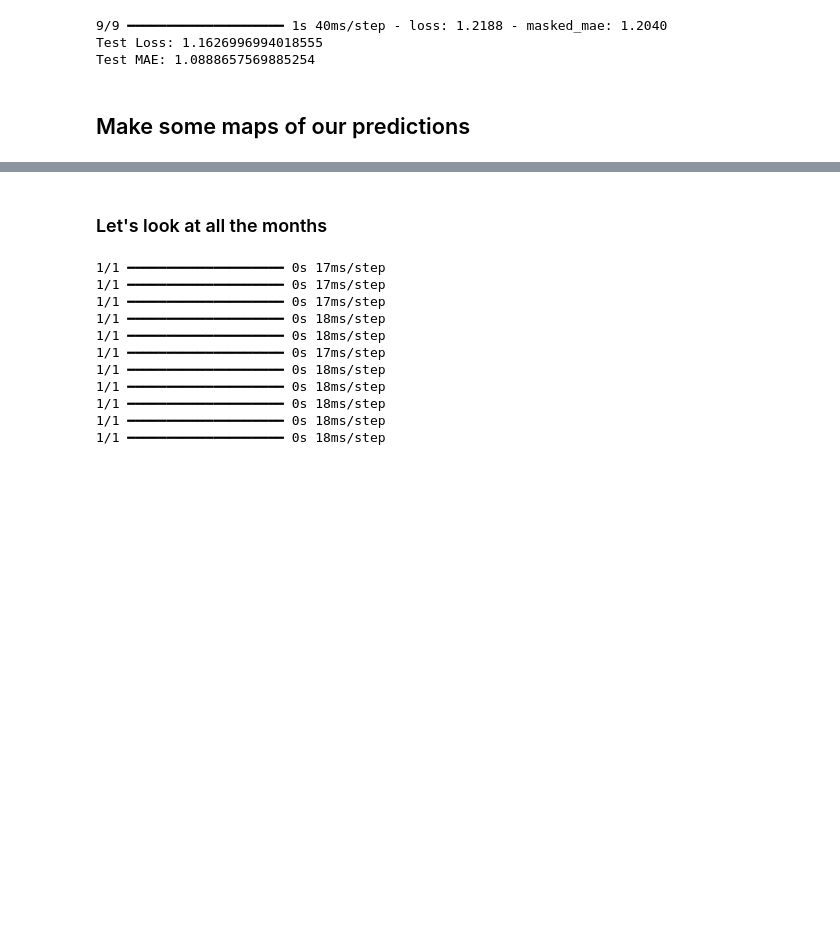
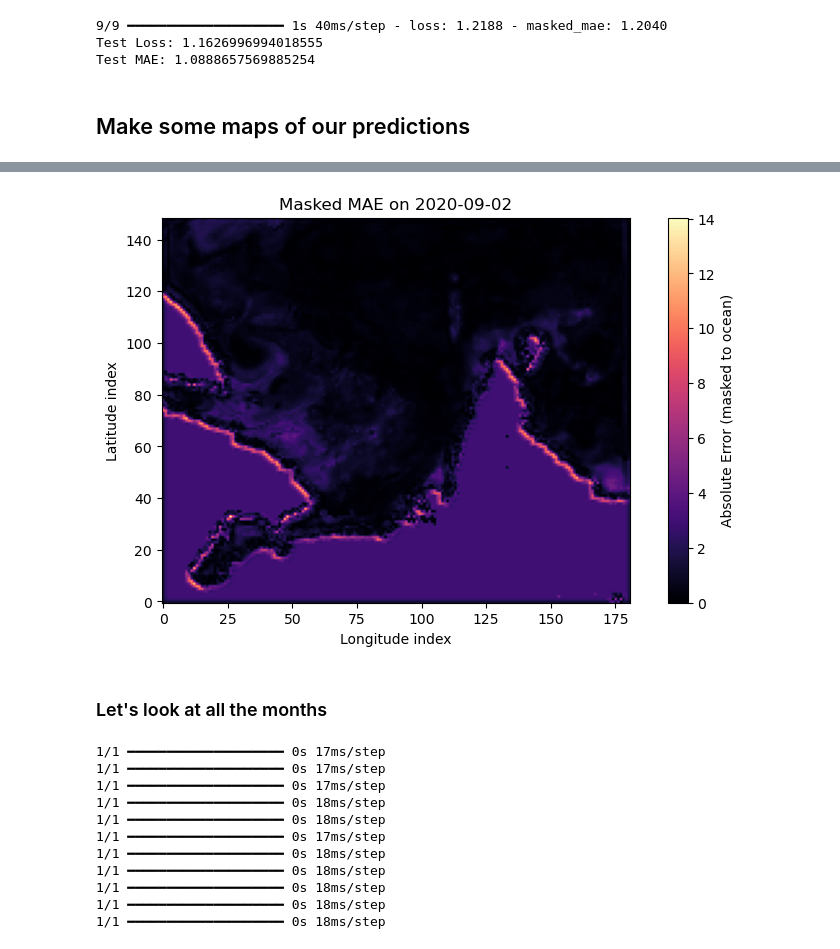
Before and after one commit to ocean-satellite-tools/mind-the-chl-gap, a Jupyter notebook: book/notebooks/CHL_prediction_CNN_Part_2.ipynb, the cells around one changed output, grey strips where cells are left out. Drawn from its saved outputs; the diff is of its cells as text; code cells hidden in the pictures; blank space fills up the shorter version.

Commit message:
testing
2c include ocean_mask as a variable
2b don't train over land

```diff
--- a/book/notebooks/CHL_prediction_CNN_Part_2.ipynb
+++ b/book/notebooks/CHL_prediction_CNN_Part_2.ipynb
@@ -359,0 +360,41 @@ plt.show()
+# %%
+import numpy as np
+import matplotlib.pyplot as plt
+
+# Example: date to predict
+date_to_predict = np.datetime64("2020-09-02")
+
+# Get index of that date
+available_times = dataset["time"].values
+date_index = np.where(available_times == date_to_predict)[0][0]
+
+# Prepare input (X: shape = [time, lat, lon, n_features])
+input_data = X[date_index]  # shape = (lat, lon, n_features)
+input_data = np.array(input_data)     # convert to numpy
+
+# Predict
+predicted_output = model.predict(input_data[np.newaxis, ...])[0]
+predicted_output = predicted_output[:, :, 0]  # shape = (lat, lon)
+
+# True value from y
+true_output = y[date_index]
+
+# Get the ocean mask for plotting (0 for land, 1 for ocean)
+ocean_mask = np.array(dataset["ocean_mask"])  # shape (lat, lon)
+
+# Compute per-pixel absolute error
+abs_error = np.abs(predicted_output - np.array(true_output))
+
+# Mask land values
+# masked_error = np.where(ocean_mask == 1, abs_error, np.nan)  # land becomes NaN
+masked_error = abs_error
+
+# Plot
+plt.figure(figsize=(10, 5))
+plt.imshow(masked_error, origin="lower", cmap="magma", vmin=0, vmax=np.nanmax(masked_error))
+plt.title(f"Masked MAE on {str(date_to_predict)}")
+plt.colorbar(label="Absolute Error (masked to ocean)")
+plt.xlabel("Longitude index")
+plt.ylabel("Latitude index")
+plt.show()
+# %% [output]
@@ -360,3 +402,4 @@ plt.show()
+[figure, added]
 # %% [markdown]
 ### Let's look at all the months
 # %%
```
Also changed, not shown: parts of 7 cells of this notebook, 2 other files.
